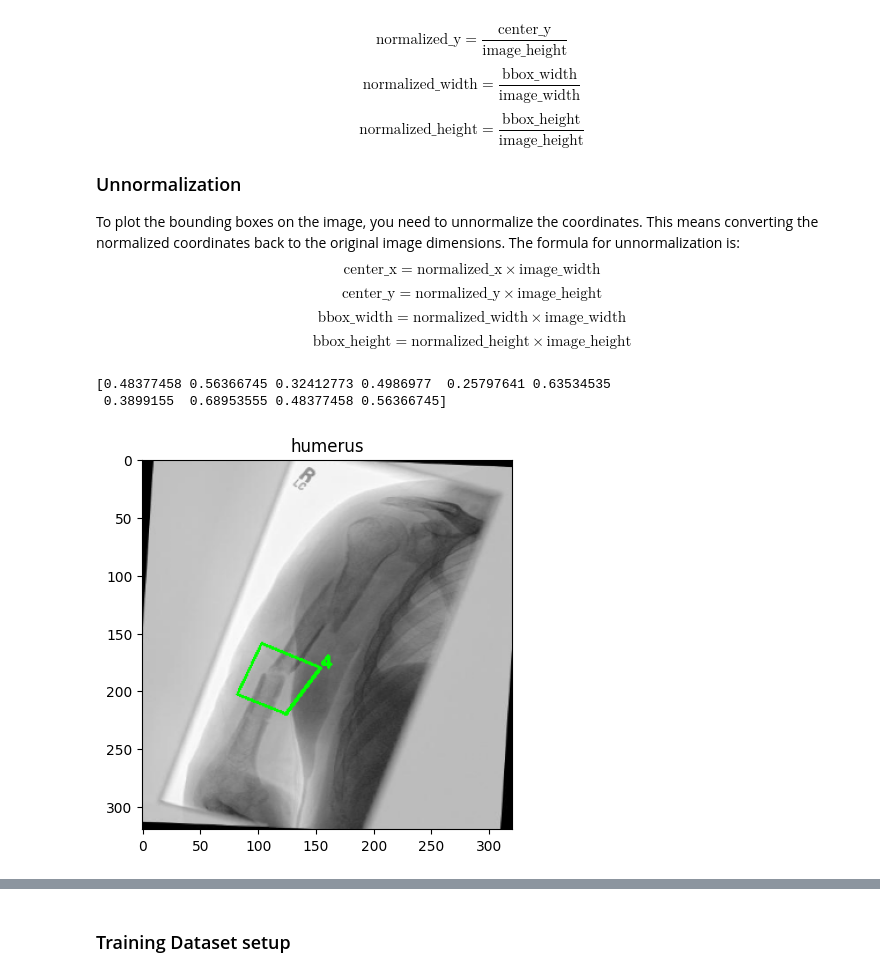
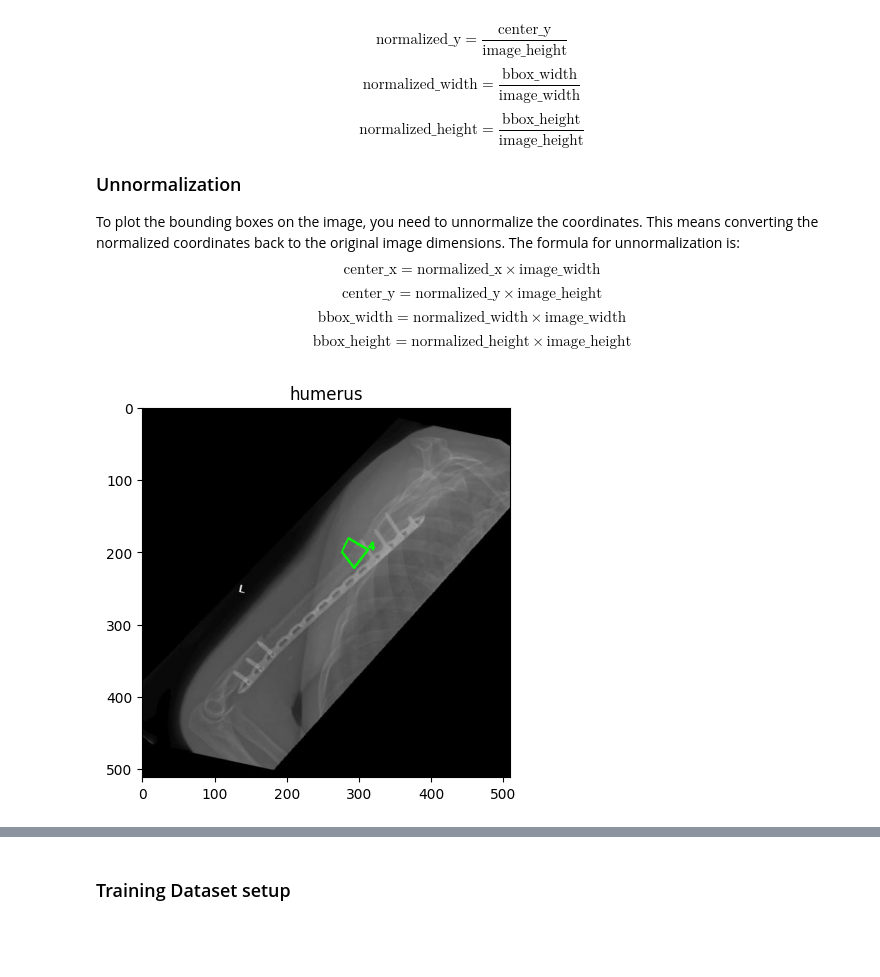
Before and after one commit to vivekpatel99/bone-fracture-detection-pytorch, a Jupyter notebook: 01_preprocessing.ipynb, the cells around one changed output, grey strips where cells are left out. Saved outputs shown, nothing was run; the diff lists cells and outputs as text; code cells hidden in the pictures; blank space fills up the shorter version.

```diff
--- a/01_preprocessing.ipynb
+++ b/01_preprocessing.ipynb
@@ -174,35 +155,3 @@ $$ \text{center\_x} = \text{normalized\_x} \times \text{image\_width} $$
 $$ \text{center\_y} = \text{normalized\_y} \times \text{image\_height} $$
 $$ \text{bbox\_width} = \text{normalized\_width} \times \text{image\_width} $$
 $$ \text{bbox\_height} = \text{normalized\_height} \times \text{image\_height} $$
-# %%
-def unnormalize_bbox(image, coords):
-
-    h, w, _ = image.shape
-    # class_id, *coords = bbox
-    print(coords)
-    coords = np.array(coords).reshape(-1, 2)
-
-    coords[:, 0] *= w
-    coords[:, 1] *= h
-    return coords
-
-
-def plot_bbox(image, class_id,  bbox):
-    coords = unnormalize_bbox(image, bbox)
-    coords = coords.astype(int)
-    for i in range(len(coords)):
-        cv2.line(image, tuple(coords[i]), tuple(
-            coords[(i + 1) % len(coords)]), (0, 255, 0), 2)
-    cv2.putText(image, str(class_id), tuple(
-        coords[0]), cv2.FONT_HERSHEY_SIMPLEX, 0.5, (0, 255, 0), 2)
-    plt.title(str(class_mapping[class_id]))
-    plt.imshow(image)
-    plt.show()
-
-
-plot_bbox(cv2.resize(cv2.imread(images[15]),
-          (320, 320)), class_ids[15], bboxes[15])
-# %% [output]
-[0.48377458 0.56366745 0.32412773 0.4986977  0.25797641 0.63534535
- 0.3899155  0.68953555 0.48377458 0.56366745]
-[figure, removed]
@@ -304,0 +158,12 @@ class PrepareDataset:
+# %%
+
+from utils.visualization_funcs import plot_bbox
+
+
+idx = 233
+plot_bbox(image = cv2.imread(images[idx]),
+          class_id = class_ids[idx],
+          bbox = bboxes[idx],
+          label=class_mapping[class_ids[idx]])
+# %% [output]
+[figure, added]
```
Also changed, not shown: parts of 14 cells of this notebook, 3 other files.
